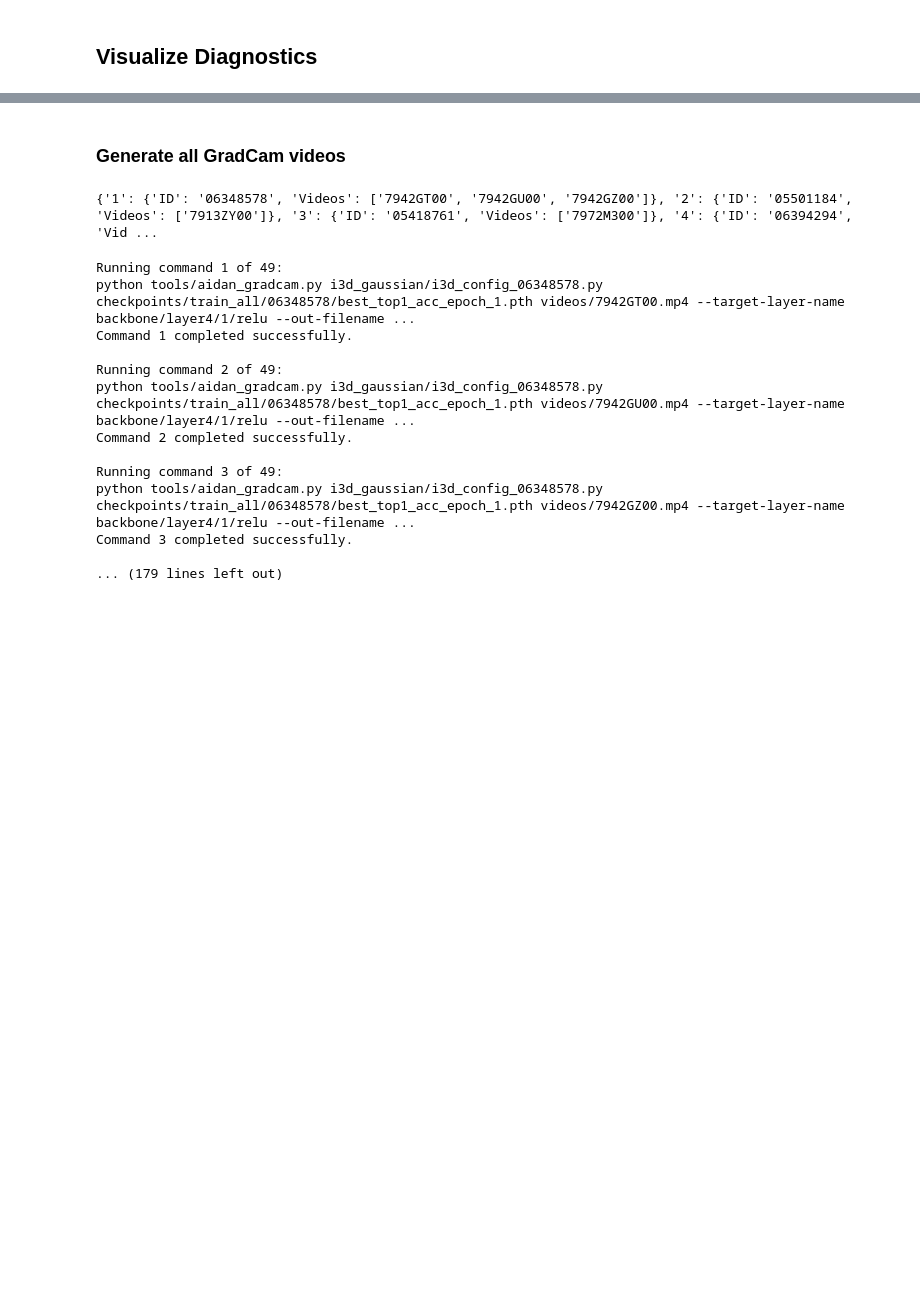
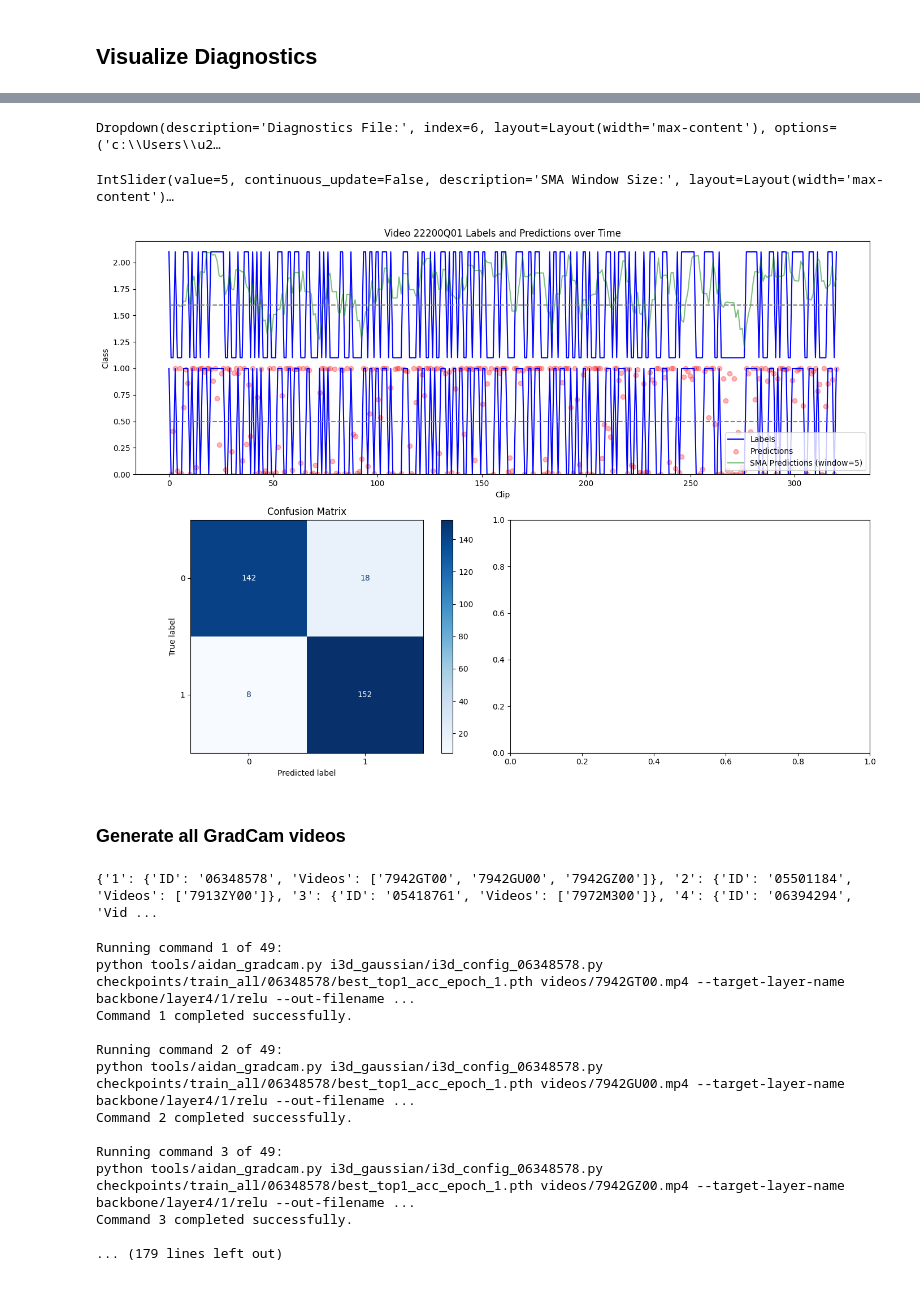
Before and after one commit to aidanboyne/CVEpilepsy, a Jupyter notebook: aidan_create_figures.ipynb, the cells around one changed output, grey strips where cells are left out. Saved outputs shown, nothing was run; the diff lists cells and outputs as text; code cells hidden in the pictures; blank space fills up the shorter version.

Commit message:
Desktop_paths

```diff
--- a/aidan_create_figures.ipynb
+++ b/aidan_create_figures.ipynb
@@ -205,3 +163,41 @@ print(len(l_one))
+# %%
+# Change data here
+current_data = list_files_in_folder(os.path.join(os.getcwd(), "diagnostic_save_path"))
+last_data = list_files_in_folder(os.path.join(os.getcwd(), "archived", "4fold_diagnostics_text"))
+data_selected = last_data
+
+diagnostics_file_widget = widgets.Dropdown(
+    options=data_selected,
+    description='Diagnostics File:',
+    style={'description_width': 'initial'},
+    layout={'width': 'max-content'}
+)
+
+sma_window_size_widget = widgets.IntSlider(
+    value=5, min=1, max=20, step=1,
+    description='SMA Window Size:',
+    continuous_update=False,
+    style={'description_width': 'initial'},
+    layout={'width': 'max-content'}
+)
+
+def update_plot(change=None):
+    clear_output(wait=True)
+    display(diagnostics_file_widget, sma_window_size_widget)
+    title = f"Video {Videos_key[diagnostics_file_widget.index]} "
+    plot_diagnostics(diagnostics_file_widget.value, sma_window_size_widget.value, title)
+
+diagnostics_file_widget.observe(update_plot, names='value')
+sma_window_size_widget.observe(update_plot, names='value')
+
+display(diagnostics_file_widget, sma_window_size_widget)
+update_plot()
+
+#7941M700 - 103940
+# %% [output]
+Dropdown(description='Diagnostics File:', index=6, layout=Layout(width='max-content'), options=('c:\\Users\\u2…
+IntSlider(value=5, continuous_update=False, description='SMA Window Size:', layout=Layout(width='max-content')…
+[figure, added]
 # %% [markdown]
 ### Generate all GradCam videos
 # %%
```
Also changed, not shown: parts of 2 cells of this notebook, 6 other files.
